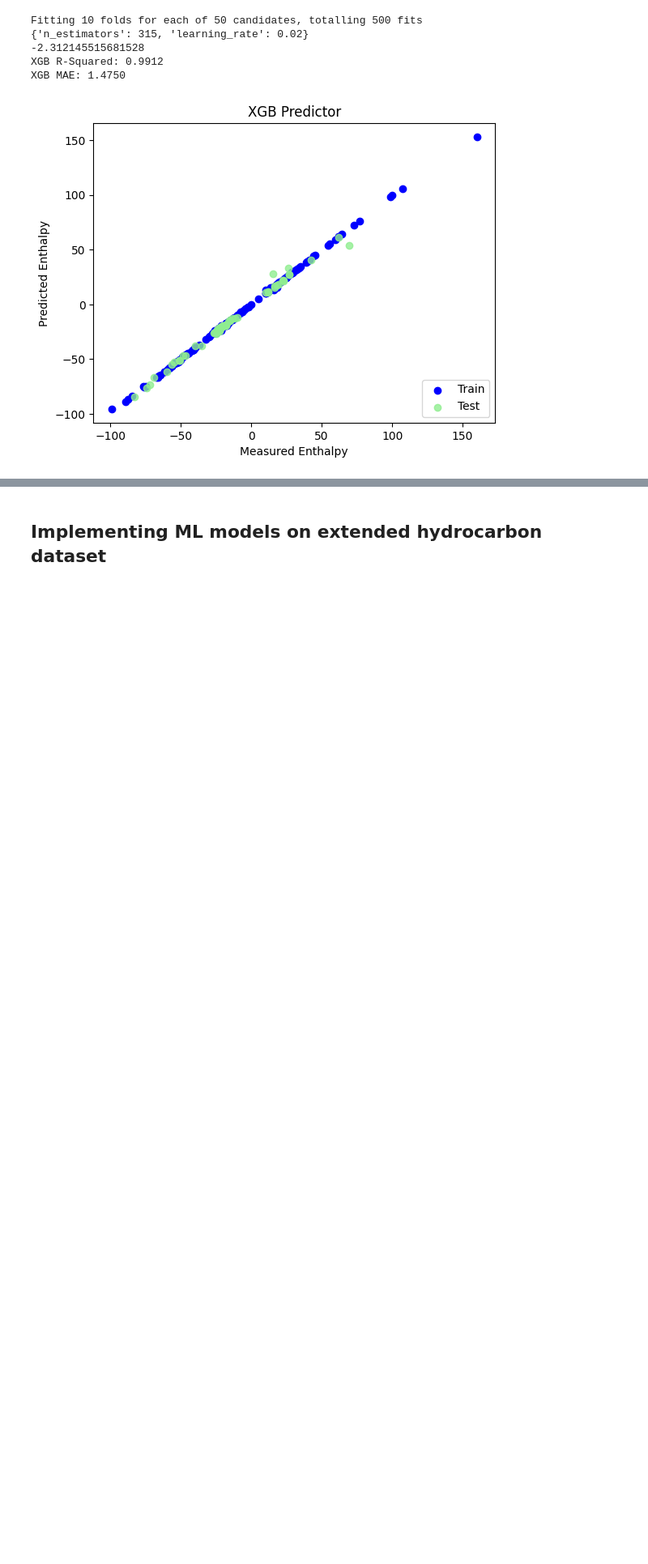
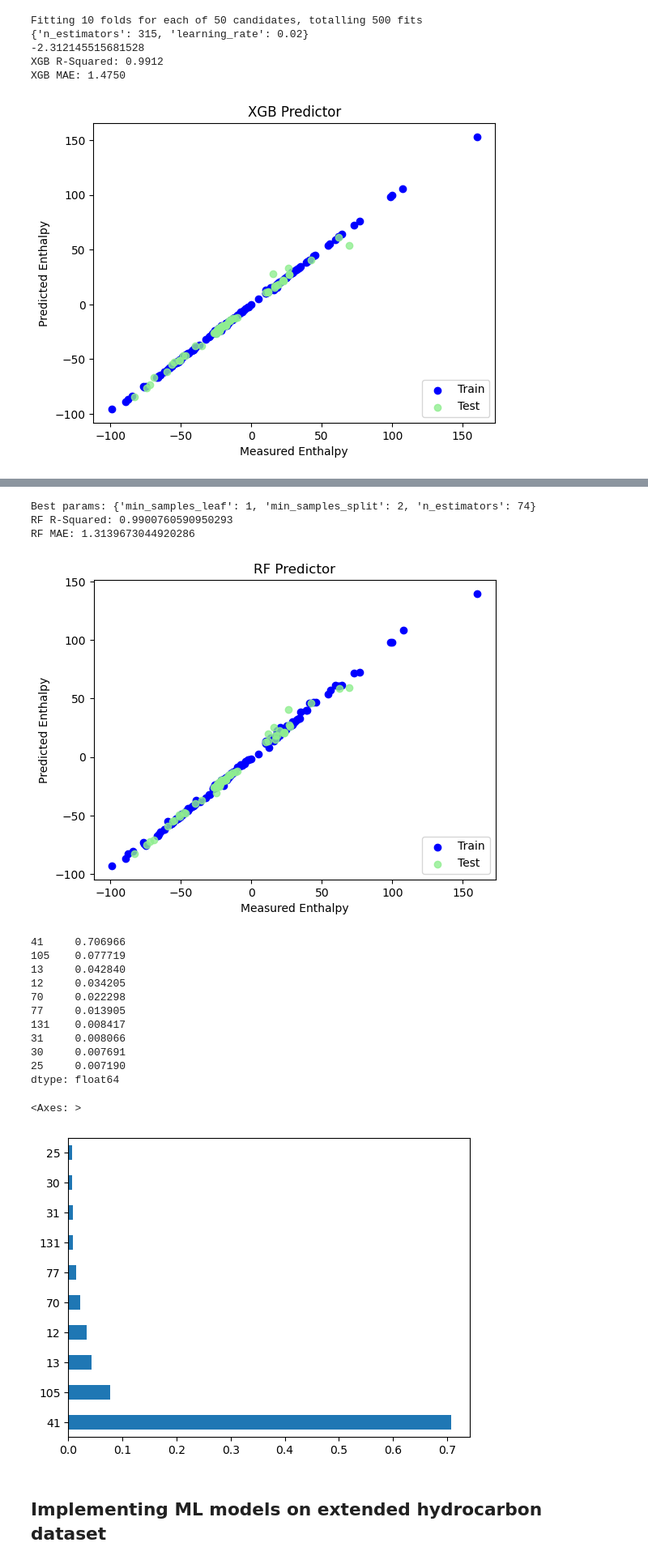
Before and after one commit to tracehhh/NTU-CM4044-ML-Mini-project-2, a Jupyter notebook: CM4044 Project 2.ipynb, the cells around one changed output, grey strips where cells are left out. Shown: that part at 81% size. Cells and saved outputs as stored; diff of their text form; code cells hidden in the pictures; blank space fills up the shorter version.

Commit message:
implemented random forest regressor with hyperparameter optimization using grid search

```diff
--- a/CM4044 Project 2.ipynb
+++ b/CM4044 Project 2.ipynb
@@ -268,3 +270,66 @@ XGB MAE: 1.4750
+# %%
+#DO NOT RUN UNLESS NECESSARY - TAKES 5+ MINUTES
+from sklearn.ensemble import RandomForestRegressor, StackingRegressor
+from sklearn.model_selection import GridSearchCV
+
+param_grid = {'n_estimators': list(range(10, 200)),
+              'min_samples_leaf': list(range(1, 5)),
+              'min_samples_split': [2, 5, 10]
+              }
+
+grid_search_rf = GridSearchCV(
+    RandomForestRegressor(random_state=1738),
+    param_grid,
+    n_jobs=-1,
+    cv=5,
+    scoring='r2',
+    verbose=0
+)
+
+grid_search_rf.fit(X_train, y_train)
+
+print("Best params:", grid_search_rf.best_params_)
+
+best_rf = grid_search_rf.best_estimator_
+
+y_pred = best_rf.predict(X_test)
+
+r2_rf = r2_score(y_test, y_pred)
+mae_rf = np.sqrt(mean_absolute_error(y_test, y_pred))
+print(f"RF R-Squared: {r2_rf}")
+print(f"RF MAE: {mae_rf}")
+
+plt.scatter(y_train, best_rf.predict(X_train), label = 'Train', c='blue')
+plt.title('RF Predictor')
+plt.xlabel('Measured Enthalpy')
+plt.ylabel('Predicted Enthalpy')
+plt.scatter(y_test, best_rf.predict(X_test),c='lightgreen', label='Test', alpha = 0.8)
+plt.legend(loc=4)
+#plt.savefig('RF Predictor.png', dpi=300)
+plt.show()
+
+importances = best_rf.feature_importances_
+feat_imp = pd.Series(importances).sort_values(ascending=False)
+print(feat_imp.head(10))
+feat_imp.head(10).plot(kind='barh')
+# %% [output]
+Best params: {'min_samples_leaf': 1, 'min_samples_split': 2, 'n_estimators': 74}
+RF R-Squared: 0.9900760590950293
+RF MAE: 1.3139673044920286
+[figure, added]
+41     0.706966
+105    0.077719
+13     0.042840
+12     0.034205
+70     0.022298
+77     0.013905
+131    0.008417
+31     0.008066
+30     0.007691
+25     0.007190
+dtype: float64
+<Axes: >
+[figure, added]
 # %% [markdown]
 ## Implementing ML models on extended hydrocarbon dataset
 # %% [markdown]
```
Also changed, not shown: parts of 1 cell of this notebook.
